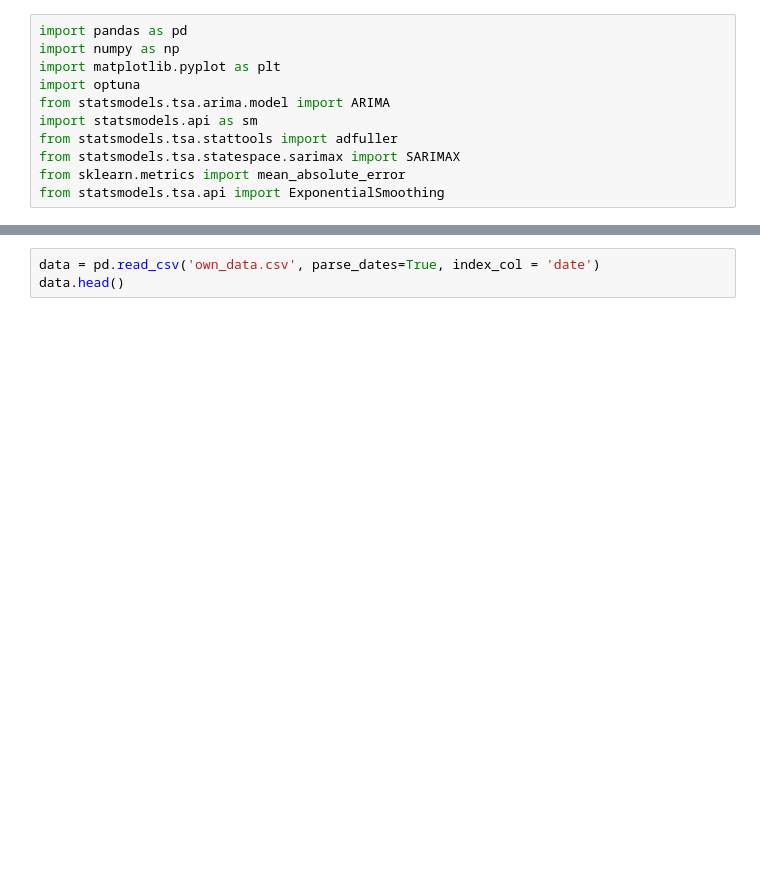
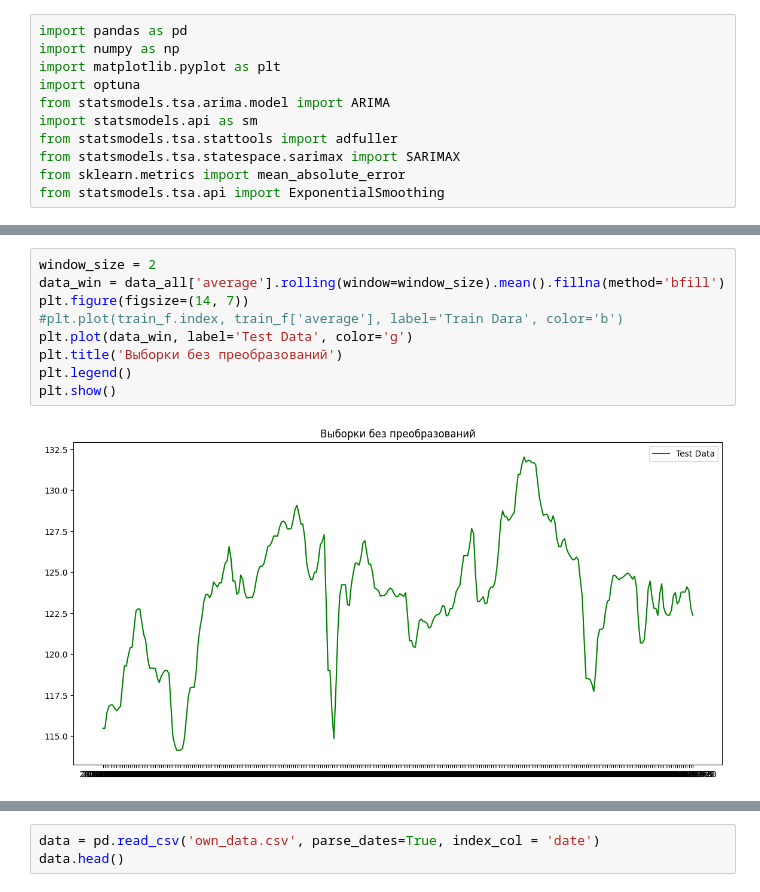
Before and after one commit to KseniaKotova/TMSds, a Jupyter notebook: W41/HW.ipynb, the cells around one changed output, grey strips where cells are left out. Drawn from its saved outputs; the diff is of its cells as text; blank space fills up the shorter version.

```diff
--- a/W41/HW.ipynb
+++ b/W41/HW.ipynb
@@ -11,0 +87,11 @@ from statsmodels.tsa.api import ExponentialSmoothing
+# %%
+window_size = 2
+data_win = data_all['average'].rolling(window=window_size).mean().fillna(method='bfill')
+plt.figure(figsize=(14, 7))
+#plt.plot(train_f.index, train_f['average'], label='Train Dara', color='b')
+plt.plot(data_win, label='Test Data', color='g')
+plt.title('Выборки без преобразований')
+plt.legend()
+plt.show()
+# %% [output]
+[figure, added]
```
Also changed, not shown: parts of 31 cells of this notebook.
